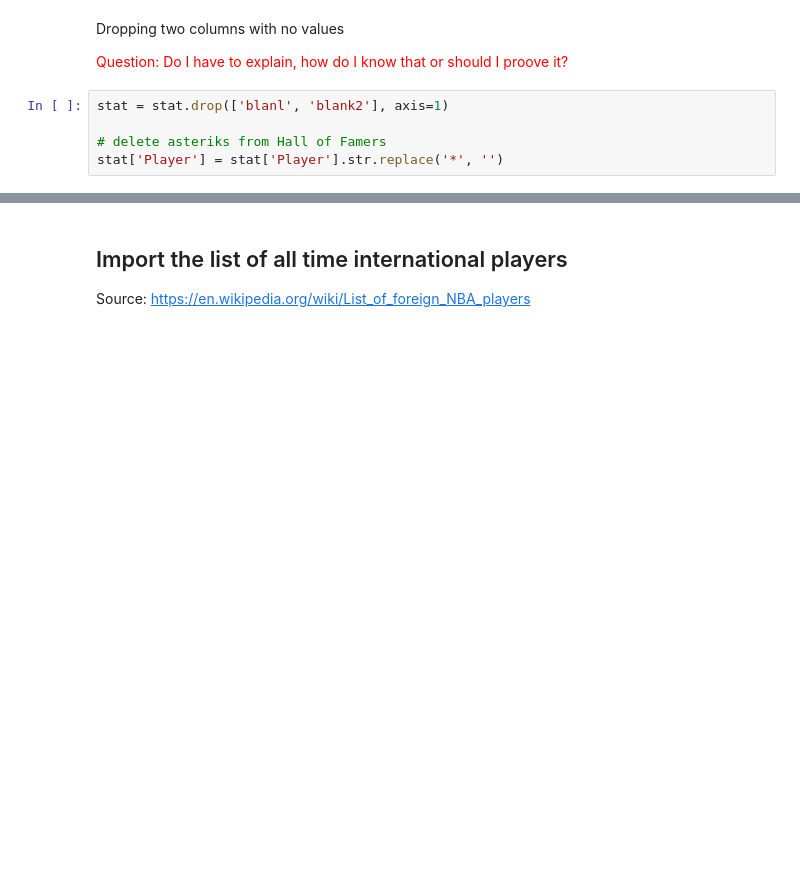
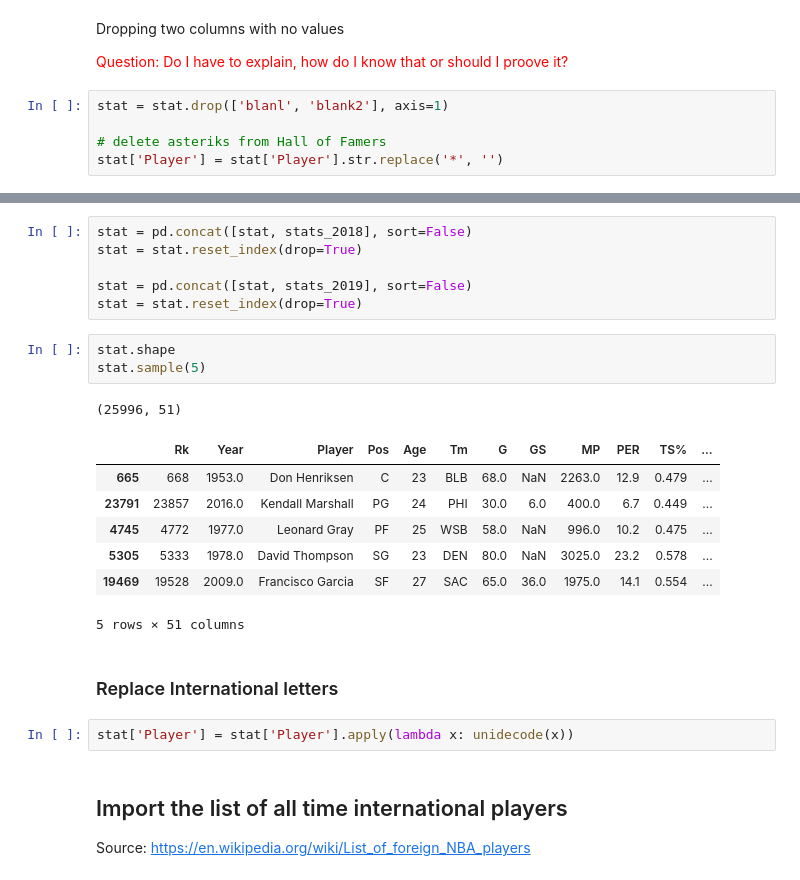
Before and after one commit to krisograbek/nba_international_players, a Jupyter notebook: NBA non-US players.ipynb, the cells around one changed output, grey strips where cells are left out. Drawn from its saved outputs; the diff is of its cells as text; blank space fills up the shorter version.

```diff
--- a/NBA non-US players.ipynb
+++ b/NBA non-US players.ipynb
@@ -111,3 +295,25 @@ stat['Player'] = stat['Player'].str.replace('*', '')
+# %%
+stat = pd.concat([stat, stats_2018], sort=False)
+stat = stat.reset_index(drop=True)
+
+stat = pd.concat([stat, stats_2019], sort=False)
+stat = stat.reset_index(drop=True)
+# %%
+stat.shape
+stat.sample(5)
+# %% [output]
+(25996, 51)
+|  | Rk | Year | Player | Pos | Age | Tm | G | GS | MP | PER | TS% | ... |
+| 665 | 668 | 1953.0 | Don Henriksen | C | 23 | BLB | 68.0 | NaN | 2263.0 | 12.9 | 0.479 | ... |
+| 23791 | 23857 | 2016.0 | Kendall Marshall | PG | 24 | PHI | 30.0 | 6.0 | 400.0 | 6.7 | 0.449 | ... |
+| 4745 | 4772 | 1977.0 | Leonard Gray | PF | 25 | WSB | 58.0 | NaN | 996.0 | 10.2 | 0.475 | ... |
+| 5305 | 5333 | 1978.0 | David Thompson | SG | 23 | DEN | 80.0 | NaN | 3025.0 | 23.2 | 0.578 | ... |
+| 19469 | 19528 | 2009.0 | Francisco Garcia | SF | 27 | SAC | 65.0 | 36.0 | 1975.0 | 14.1 | 0.554 | ... |
+5 rows × 51 columns
+# %% [markdown]
+### Replace International letters
+# %%
+stat['Player'] = stat['Player'].apply(lambda x: unidecode(x))
 # %% [markdown]
 ## Import the list of all time international players
 
```
Also changed, not shown: parts of 66 cells of this notebook.
